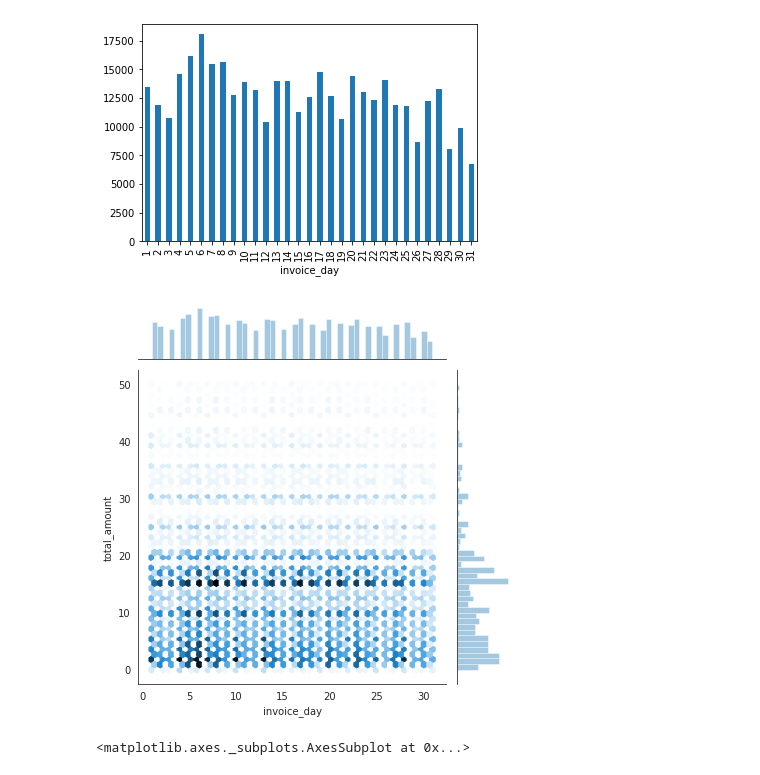
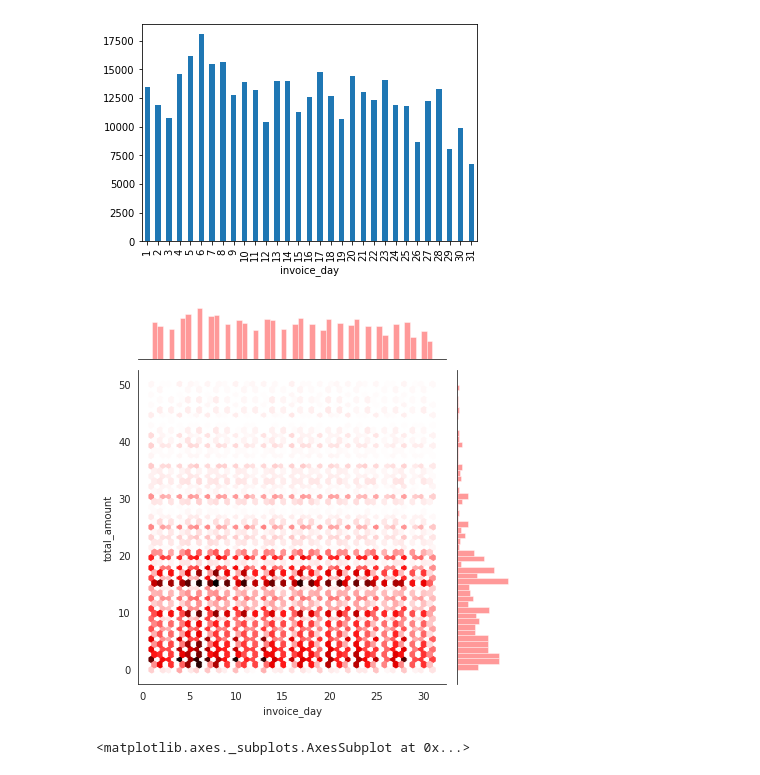
Before and after one commit to bhadreshpsavani/ExploringDataScience, a Jupyter notebook: Ecommerece_Data.ipynb, the cells around one changed output. Cells and saved outputs as stored; diff of their text form; code cells hidden in the pictures.

```diff
--- a/Ecommerece_Data.ipynb
+++ b/Ecommerece_Data.ipynb
@@ -272,10 +272,10 @@ df.groupby('invoice_day')['invoice_num'].count().plot.bar()
 # %%
 tmp_df=df.query("total_amount<50")
 # Scatter Plot:
 with sns.axes_style('white'):
-    sns.jointplot("invoice_day", "total_amount", data=tmp_df, kind='hex')
+    sns.jointplot("invoice_day", "total_amount", data=tmp_df, kind='hex', color='r')
 # %% [output]
-[figure, old version]
+[figure, new version]
 # %%
 df.groupby('invoice_hour')['invoice_num'].count().plot.bar()
 # df.pivot_table(index='invoice_hour', values='invoice_num', aggfunc='count').plot.bar()
```
